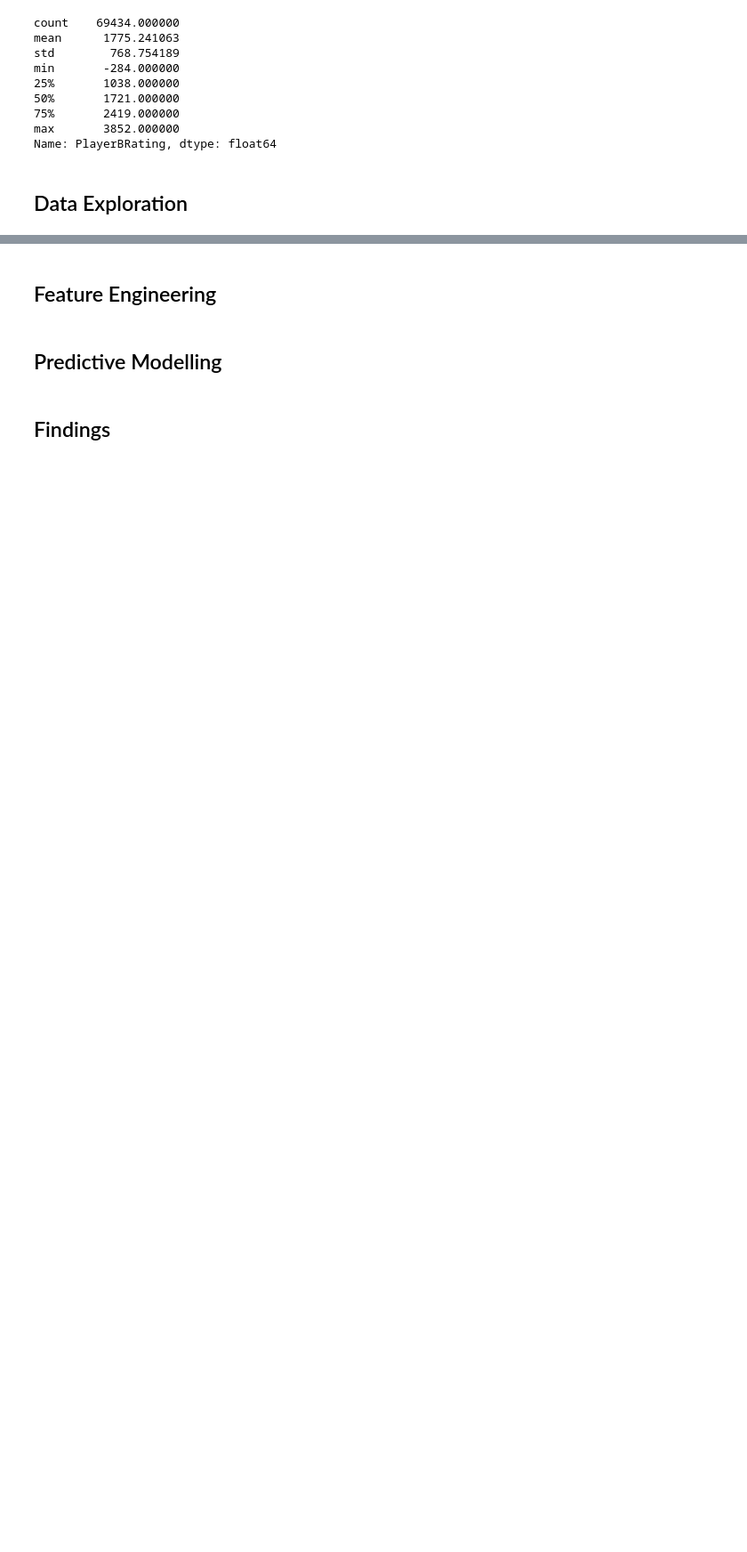
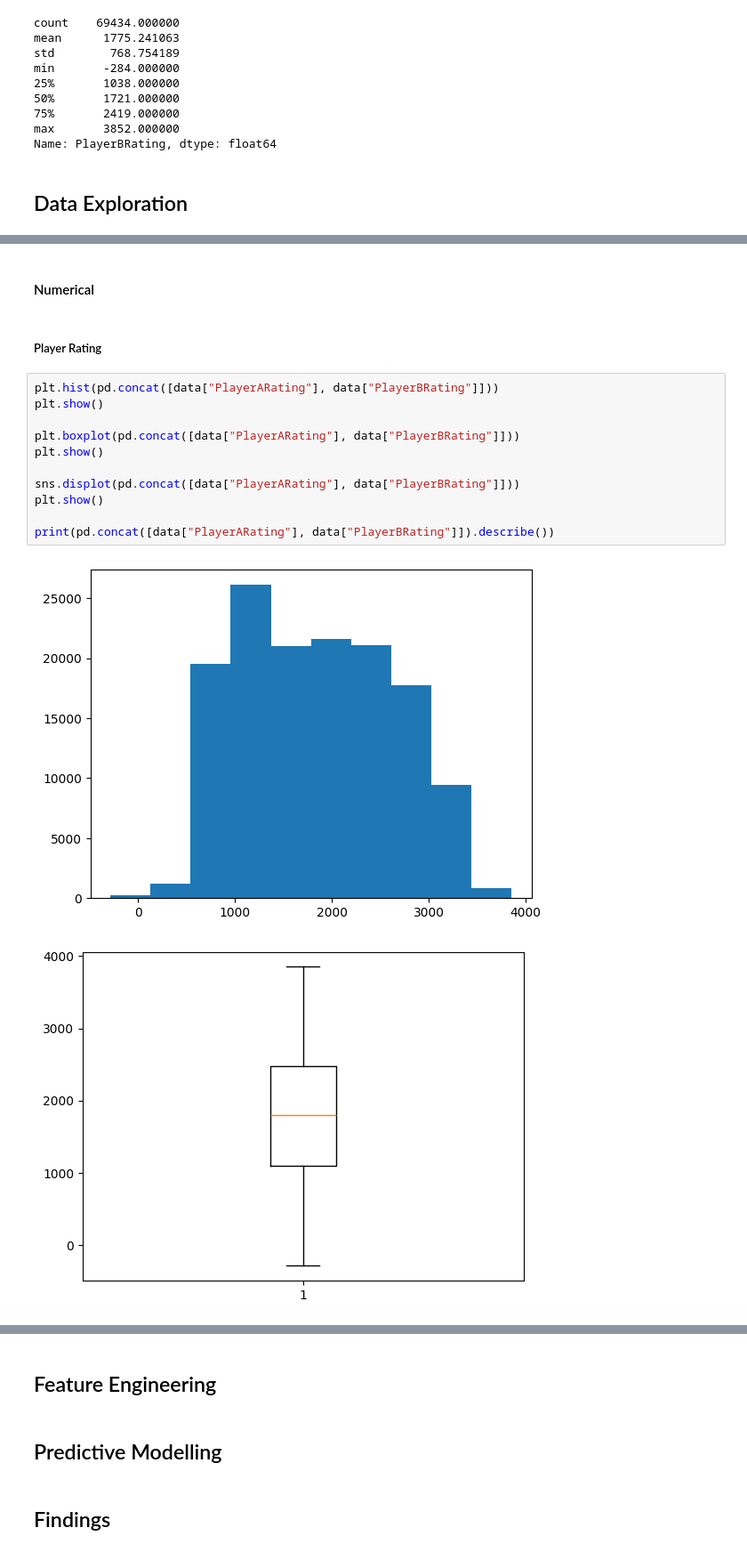
Before and after one commit to MeabhG97/Datascience_StarCraft, a Jupyter notebook: MeabhGibneyDAProject.ipynb, the cells around one changed output, grey strips where cells are left out. Shown: that part at 89% size. Saved outputs shown, nothing was run; the diff lists cells and outputs as text; blank space fills up the shorter version.

```diff
--- a/MeabhGibneyDAProject.ipynb
+++ b/MeabhGibneyDAProject.ipynb
@@ -199,0 +320,18 @@ Name: PlayerBRating, dtype: float64
+# %% [markdown]
+#### Numerical
+# %% [markdown]
+##### Player Rating
+# %%
+plt.hist(pd.concat([data["PlayerARating"], data["PlayerBRating"]]))
+plt.show()
+
+plt.boxplot(pd.concat([data["PlayerARating"], data["PlayerBRating"]]))
+plt.show()
+
+sns.displot(pd.concat([data["PlayerARating"], data["PlayerBRating"]]))
+plt.show()
+
+print(pd.concat([data["PlayerARating"], data["PlayerBRating"]]).describe())
+# %% [output]
+[figure, added]
+[figure, added]
```
Also changed, not shown: parts of 20 cells of this notebook.
